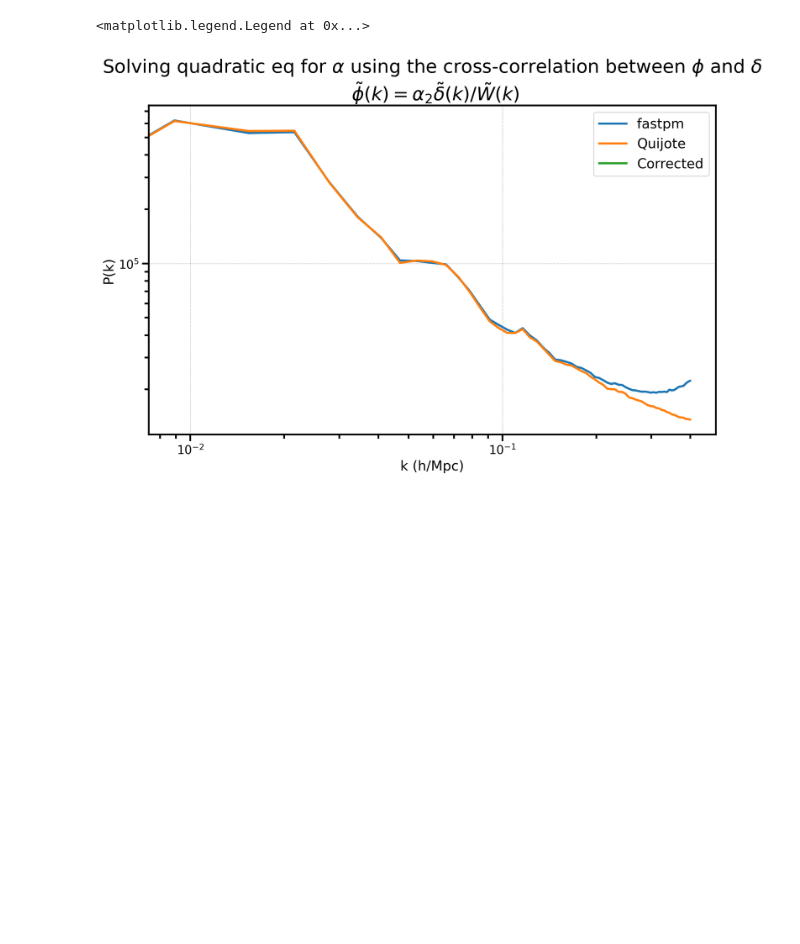
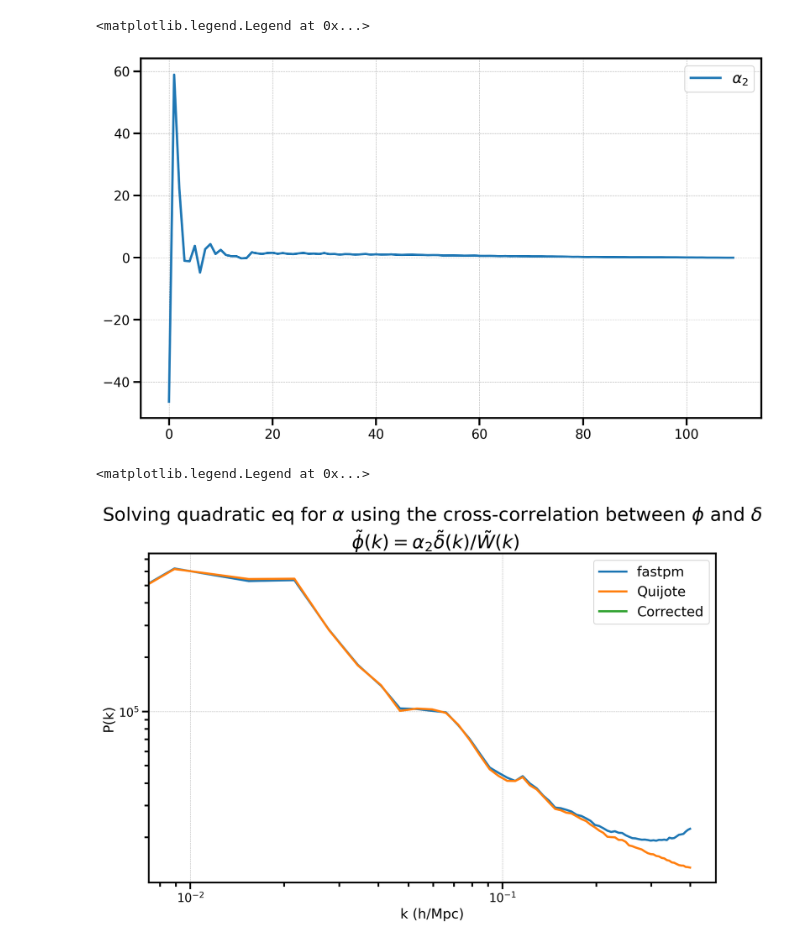
Before and after one commit to anirbanbairagi/Power-Spectrum-Change-Under-Gradient-Perturbation, a Jupyter notebook: shot-noise.ipynb, the cells around one changed output. Drawn from its saved outputs; the diff is of its cells as text; code cells hidden in the pictures; blank space fills up the shorter version.

```diff
--- a/shot-noise.ipynb
+++ b/shot-noise.ipynb
@@ -96,0 +86,9 @@ plt.legend()
+# %%
+roots=get_roots(k, Pk0, Pk0_target)
+# plt.plot(roots1[:,1].real, label='$\\alpha_1$')
+plt.plot(roots[:,1].real, label='$\\alpha_2$')
+# plt.loglog()
+plt.legend()
+# %% [output]
+<matplotlib.legend.Legend at 0x...>
+[figure, added]
```
Also changed, not shown: parts of 10 cells of this notebook, 1 other file.
